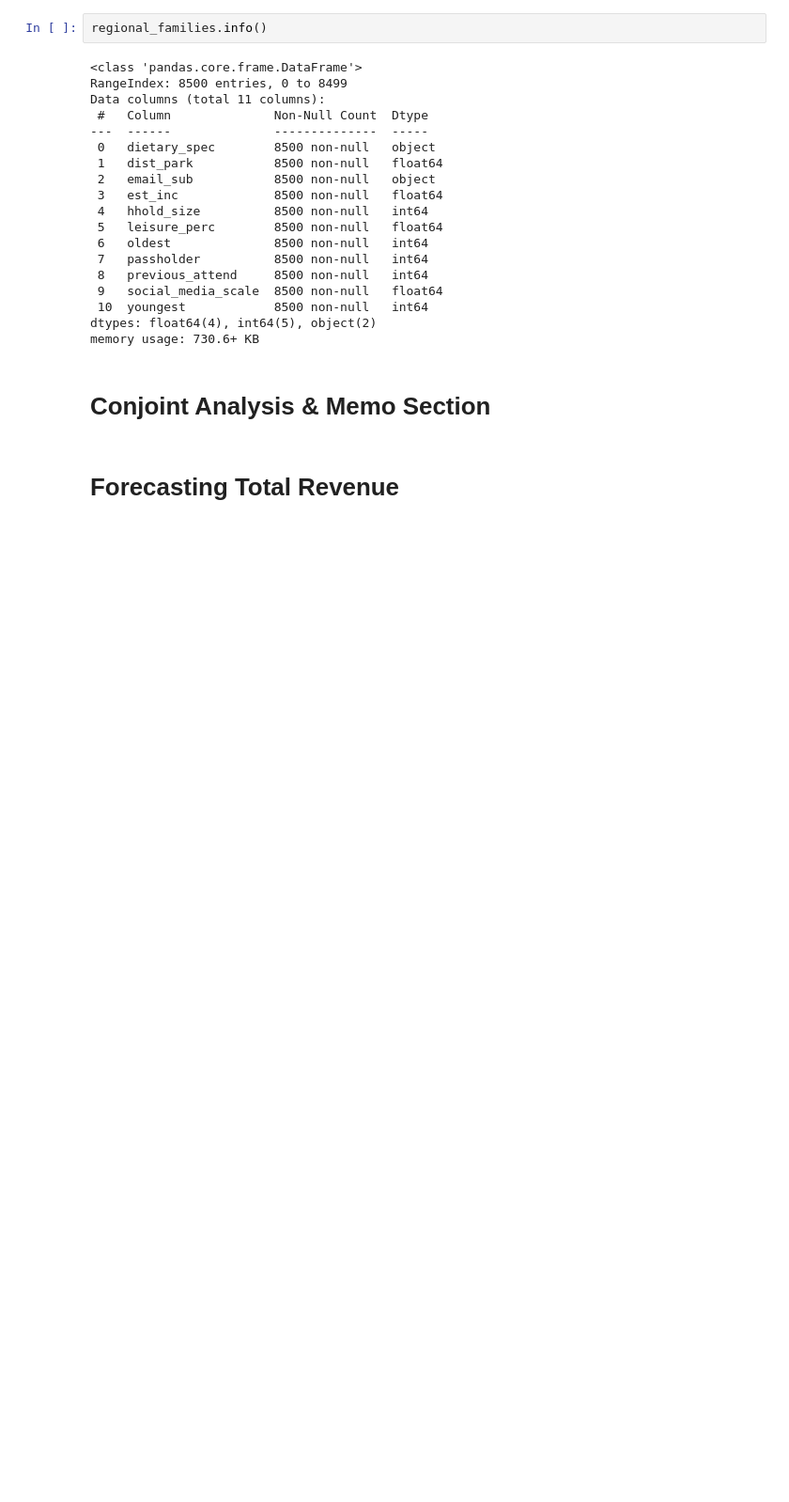
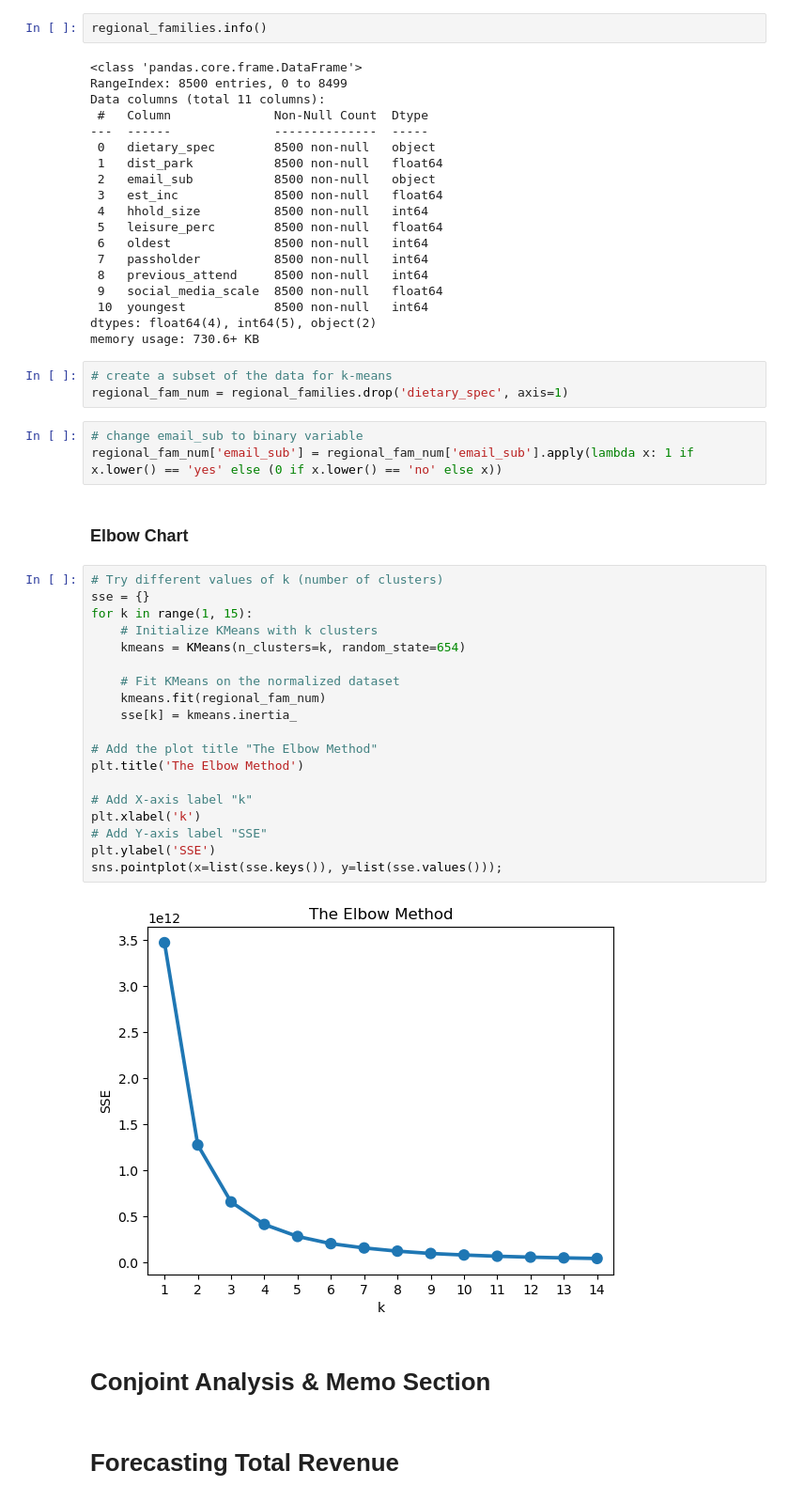
Before and after one commit to dz080/AD654_FinalProject, a Jupyter notebook: SemesterProject_JPD18.ipynb, the cells around one changed output. Shown at 94% size. Cells and saved outputs as stored; diff of their text form; blank space fills up the shorter version.

Commit message:
more data and update

```diff
--- a/SemesterProject_JPD18.ipynb
+++ b/SemesterProject_JPD18.ipynb
@@ -211,6 +267,35 @@ Data columns (total 11 columns):
  10  youngest            8500 non-null   int64
 dtypes: float64(4), int64(5), object(2)
 memory usage: 730.6+ KB
+# %%
+# create a subset of the data for k-means
+regional_fam_num = regional_families.drop('dietary_spec', axis=1)
+# %%
+# change email_sub to binary variable
+regional_fam_num['email_sub'] = regional_fam_num['email_sub'].apply(lambda x: 1 if x.lower() == 'yes' else (0 if x.lower() == 'no' else x))
+# %% [markdown]
+### Elbow Chart
+# %%
+# Try different values of k (number of clusters)
+sse = {}
+for k in range(1, 15):
+    # Initialize KMeans with k clusters
+    kmeans = KMeans(n_clusters=k, random_state=654)
+
+    # Fit KMeans on the normalized dataset
+    kmeans.fit(regional_fam_num)
+    sse[k] = kmeans.inertia_
+
+# Add the plot title "The Elbow Method"
+plt.title('The Elbow Method')
+
+# Add X-axis label "k"
+plt.xlabel('k')
+# Add Y-axis label "SSE"
+plt.ylabel('SSE')
+sns.pointplot(x=list(sse.keys()), y=list(sse.values()));
+# %% [output]
+[figure, added]
 # %% [markdown]
 # Conjoint Analysis & Memo Section
 # %% [markdown]
```
Also changed, not shown: parts of 8 cells of this notebook, 2 other files.
